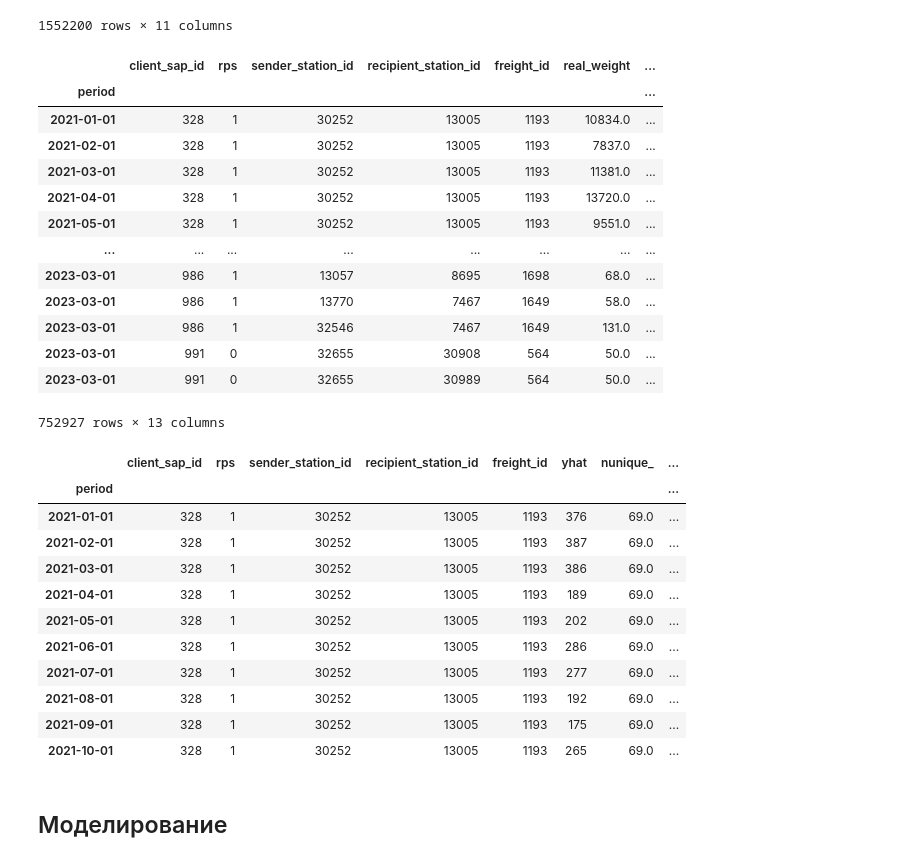
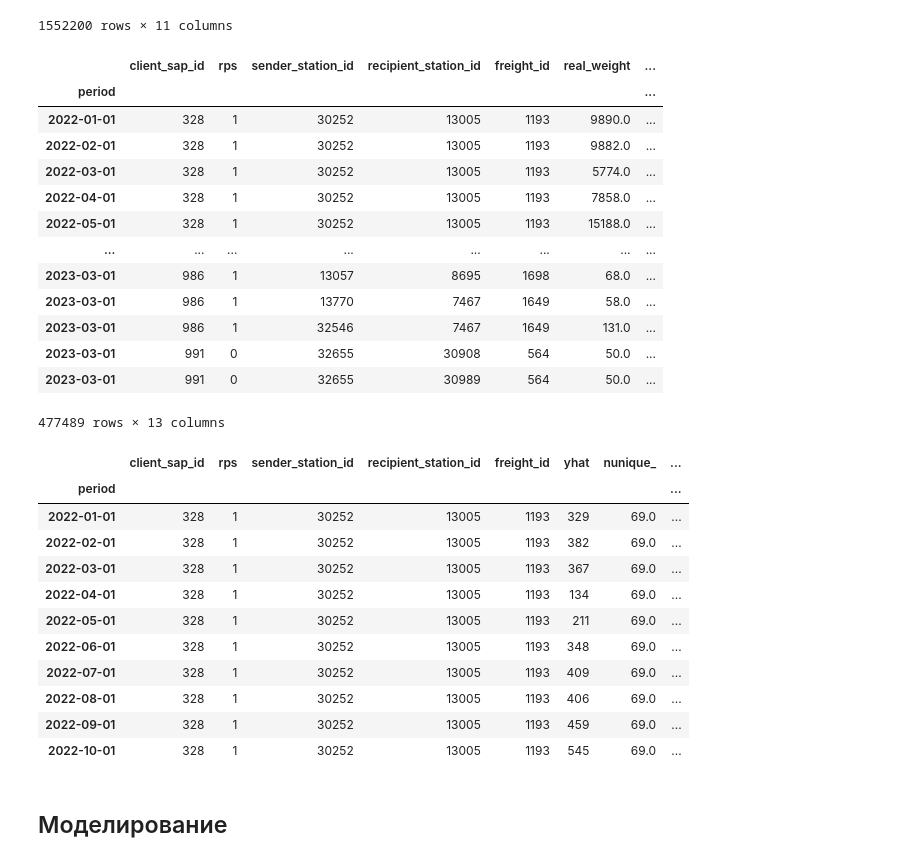
Before and after one commit to Muirehen/work_projects, a Jupyter notebook: PGK_Oracle/PGK_Oracle.ipynb, the cells around one changed output. Cells and saved outputs as stored; diff of their text form; code cells hidden in the pictures.

```diff
--- a/PGK_Oracle/PGK_Oracle.ipynb
+++ b/PGK_Oracle/PGK_Oracle.ipynb
@@ -722,33 +725,33 @@ train_df
 1552200 rows × 11 columns
 # %%
 train_df.set_index('period', inplace=True)
-train_df = train_df['2021-01-01':]
+train_df = train_df['2022-01-01':]
 
 # создаем временные признаки из индекса
 train_df['month'] = train_df.index.month
 train_df['year'] = train_df.index.year
 
 # чтобы сохранить цикличность, шифруем признаки тригнометрическими функциями
 train_df['month_sin'] = np.sin(2 * np.pi * train_df['month']/12.0)
 train_df['month_cos'] = np.cos(2 * np.pi * train_df['month']/12.0)
 train_df.drop('month', axis=1, inplace=True)
 
 train_df
 # %% [output]
 |  | client_sap_id | rps | sender_station_id | recipient_station_id | freight_id | real_weight | ... |
 | period |  |  |  |  |  |  | ... |
-| 2021-01-01 | 328 | 1 | 30252 | 13005 | 1193 | 10834.0 | ... |
-| 2021-02-01 | 328 | 1 | 30252 | 13005 | 1193 | 7837.0 | ... |
-| 2021-03-01 | 328 | 1 | 30252 | 13005 | 1193 | 11381.0 | ... |
-| 2021-04-01 | 328 | 1 | 30252 | 13005 | 1193 | 13720.0 | ... |
-| 2021-05-01 | 328 | 1 | 30252 | 13005 | 1193 | 9551.0 | ... |
+| 2022-01-01 | 328 | 1 | 30252 | 13005 | 1193 | 9890.0 | ... |
+| 2022-02-01 | 328 | 1 | 30252 | 13005 | 1193 | 9882.0 | ... |
+| 2022-03-01 | 328 | 1 | 30252 | 13005 | 1193 | 5774.0 | ... |
+| 2022-04-01 | 328 | 1 | 30252 | 13005 | 1193 | 7858.0 | ... |
+| 2022-05-01 | 328 | 1 | 30252 | 13005 | 1193 | 15188.0 | ... |
 | ... | ... | ... | ... | ... | ... | ... | ... |
 | 2023-03-01 | 986 | 1 | 13057 | 8695 | 1698 | 68.0 | ... |
 | 2023-03-01 | 986 | 1 | 13770 | 7467 | 1649 | 58.0 | ... |
 | 2023-03-01 | 986 | 1 | 32546 | 7467 | 1649 | 131.0 | ... |
 | 2023-03-01 | 991 | 0 | 32655 | 30908 | 564 | 50.0 | ... |
 | 2023-03-01 | 991 | 0 | 32655 | 30989 | 564 | 50.0 | ... |
-752927 rows × 13 columns
+477489 rows × 13 columns
 # %%
 X_train_count = train_df.drop(['real_wagon_count', 'real_weight'], axis=1)
 X_train_weight = train_df.drop(['real_weight'], axis=1)
@@ -760,16 +763,16 @@ X_train_count.head(10)
 # %% [output]
 |  | client_sap_id | rps | sender_station_id | recipient_station_id | freight_id | yhat | nunique_ | ... |
 | period |  |  |  |  |  |  |  | ... |
-| 2021-01-01 | 328 | 1 | 30252 | 13005 | 1193 | 376 | 69.0 | ... |
-| 2021-02-01 | 328 | 1 | 30252 | 13005 | 1193 | 387 | 69.0 | ... |
-| 2021-03-01 | 328 | 1 | 30252 | 13005 | 1193 | 386 | 69.0 | ... |
-| 2021-04-01 | 328 | 1 | 30252 | 13005 | 1193 | 189 | 69.0 | ... |
-| 2021-05-01 | 328 | 1 | 30252 | 13005 | 1193 | 202 | 69.0 | ... |
-| 2021-06-01 | 328 | 1 | 30252 | 13005 | 1193 | 286 | 69.0 | ... |
-| 2021-07-01 | 328 | 1 | 30252 | 13005 | 1193 | 277 | 69.0 | ... |
-| 2021-08-01 | 328 | 1 | 30252 | 13005 | 1193 | 192 | 69.0 | ... |
-| 2021-09-01 | 328 | 1 | 30252 | 13005 | 1193 | 175 | 69.0 | ... |
-| 2021-10-01 | 328 | 1 | 30252 | 13005 | 1193 | 265 | 69.0 | ... |
+| 2022-01-01 | 328 | 1 | 30252 | 13005 | 1193 | 329 | 69.0 | ... |
+| 2022-02-01 | 328 | 1 | 30252 | 13005 | 1193 | 382 | 69.0 | ... |
+| 2022-03-01 | 328 | 1 | 30252 | 13005 | 1193 | 367 | 69.0 | ... |
+| 2022-04-01 | 328 | 1 | 30252 | 13005 | 1193 | 134 | 69.0 | ... |
+| 2022-05-01 | 328 | 1 | 30252 | 13005 | 1193 | 211 | 69.0 | ... |
+| 2022-06-01 | 328 | 1 | 30252 | 13005 | 1193 | 348 | 69.0 | ... |
+| 2022-07-01 | 328 | 1 | 30252 | 13005 | 1193 | 409 | 69.0 | ... |
+| 2022-08-01 | 328 | 1 | 30252 | 13005 | 1193 | 406 | 69.0 | ... |
+| 2022-09-01 | 328 | 1 | 30252 | 13005 | 1193 | 459 | 69.0 | ... |
+| 2022-10-01 | 328 | 1 | 30252 | 13005 | 1193 | 545 | 69.0 | ... |
 # %%
 # категориальные и численные признаки
 cat_f = ['client_sap_id',
```
Also changed, not shown: parts of 29 cells of this notebook.
